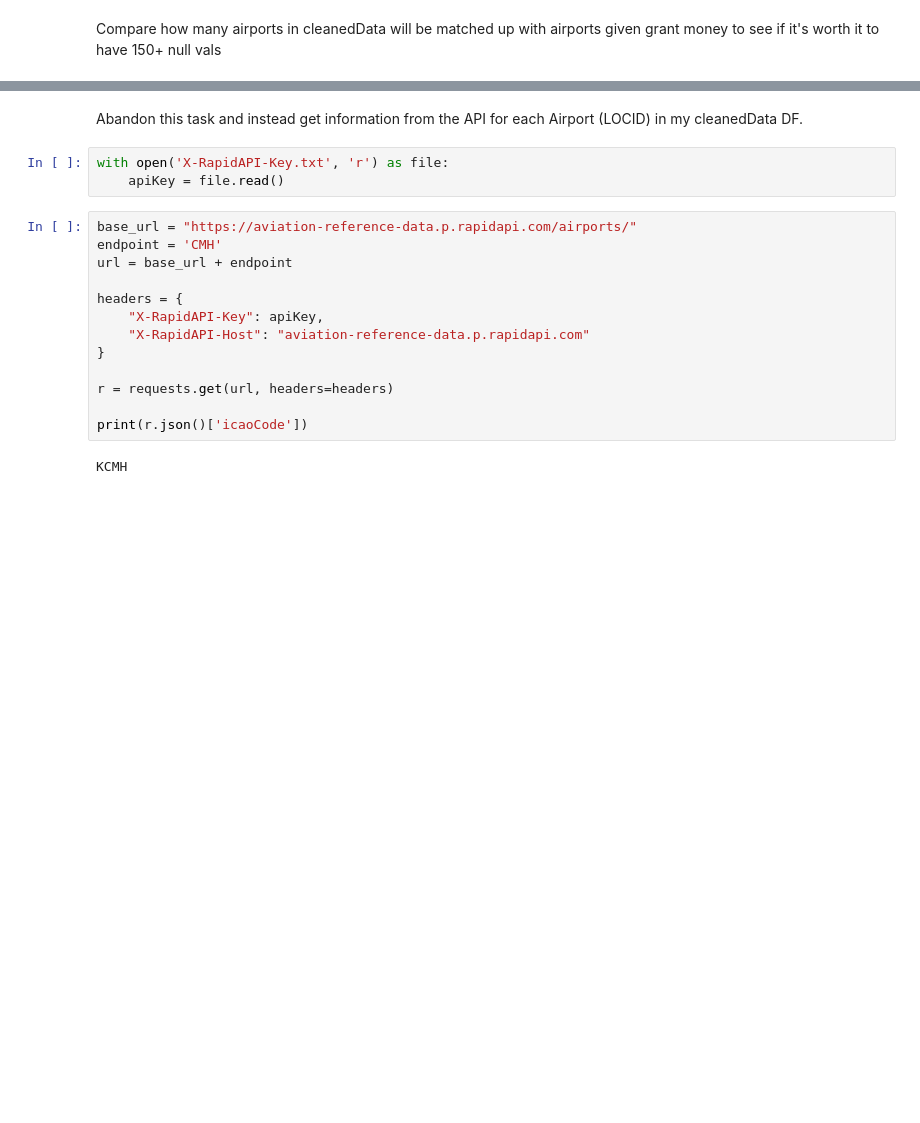
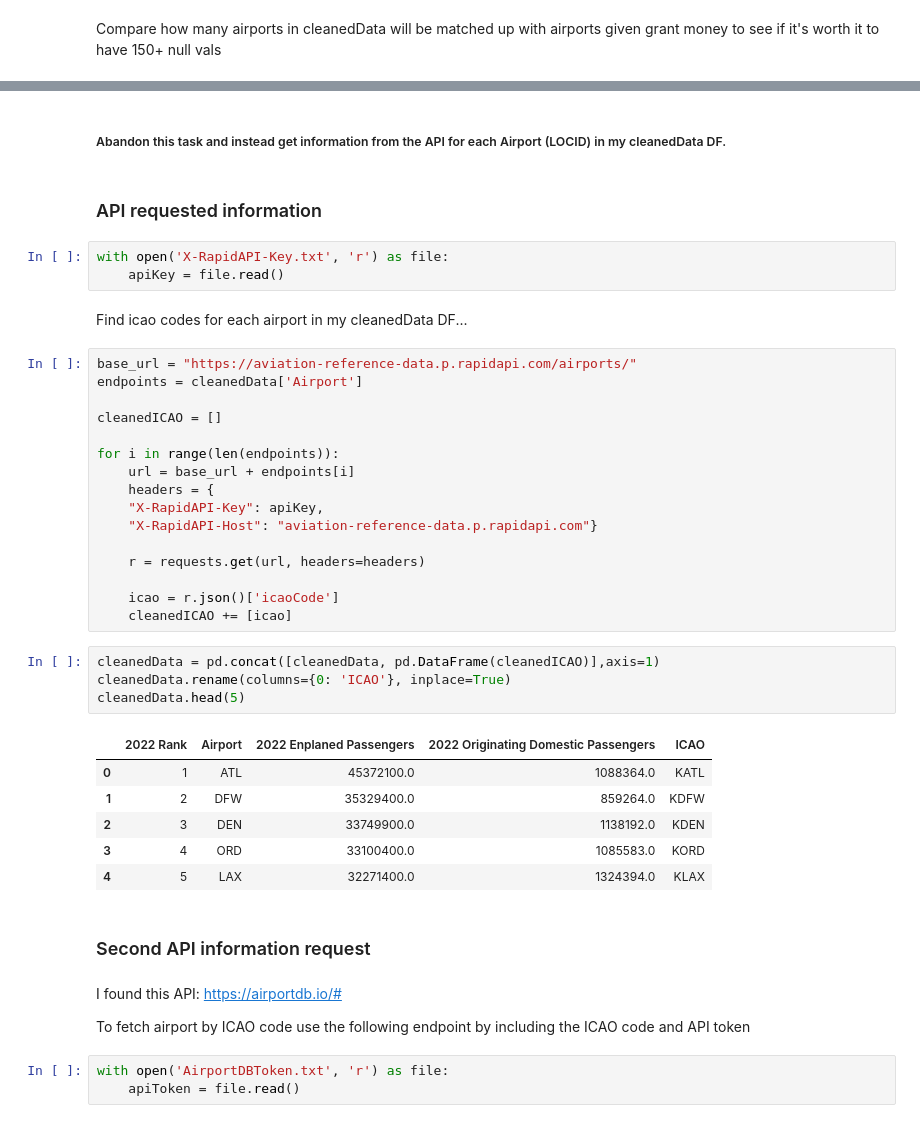
Before and after one commit to lucystorts/386Project, a Jupyter notebook: DataCleaning.ipynb, the cells around one changed output, grey strips where cells are left out. Saved outputs shown, nothing was run; the diff lists cells and outputs as text; blank space fills up the shorter version.

```diff
--- a/DataCleaning.ipynb
+++ b/DataCleaning.ipynb
@@ -327,20 +328,45 @@ Name: Airport, Length: 200, dtype: object
 # %% [markdown]
-Abandon this task and instead get information from the API for each Airport (LOCID) in my cleanedData DF.
+##### Abandon this task and instead get information from the API for each Airport (LOCID) in my cleanedData DF.
+# %% [markdown]
+### API requested information
 # %%
 with open('X-RapidAPI-Key.txt', 'r') as file:
     apiKey = file.read()
+# %% [markdown]
+Find icao codes for each airport in my cleanedData DF...
 # %%
 base_url = "https://aviation-reference-data.p.rapidapi.com/airports/"
-endpoint = 'CMH'
-url = base_url + endpoint
+endpoints = cleanedData['Airport']
 
-headers = {
+cleanedICAO = []
+
+for i in range(len(endpoints)):
+    url = base_url + endpoints[i]
+    headers = {
 	"X-RapidAPI-Key": apiKey,
-	"X-RapidAPI-Host": "aviation-reference-data.p.rapidapi.com"
-}
+	"X-RapidAPI-Host": "aviation-reference-data.p.rapidapi.com"}
 
-r = requests.get(url, headers=headers)
+    r = requests.get(url, headers=headers)
 
-print(r.json()['icaoCode'])
+    icao = r.json()['icaoCode']
+    cleanedICAO += [icao]
-# %% [output]
-KCMH
+# %%
+cleanedData = pd.concat([cleanedData, pd.DataFrame(cleanedICAO)],axis=1)
+cleanedData.rename(columns={0: 'ICAO'}, inplace=True)
+cleanedData.head(5)
+# %% [output]
+|  | 2022 Rank | Airport | 2022 Enplaned Passengers | 2022 Originating Domestic Passengers | ICAO |
+| 0 | 1 | ATL | 45372100.0 | 1088364.0 | KATL |
+| 1 | 2 | DFW | 35329400.0 | 859264.0 | KDFW |
+| 2 | 3 | DEN | 33749900.0 | 1138192.0 | KDEN |
+| 3 | 4 | ORD | 33100400.0 | 1085583.0 | KORD |
+| 4 | 5 | LAX | 32271400.0 | 1324394.0 | KLAX |
+# %% [markdown]
+### Second API information request
+# %% [markdown]
+I found this API: https://airportdb.io/#
+
+To fetch airport by ICAO code use the following endpoint by including the ICAO code and API token
+# %%
+with open('AirportDBToken.txt', 'r') as file:
+    apiToken = file.read()
```
Also changed, not shown: parts of 14 cells of this notebook, 7 other files.
